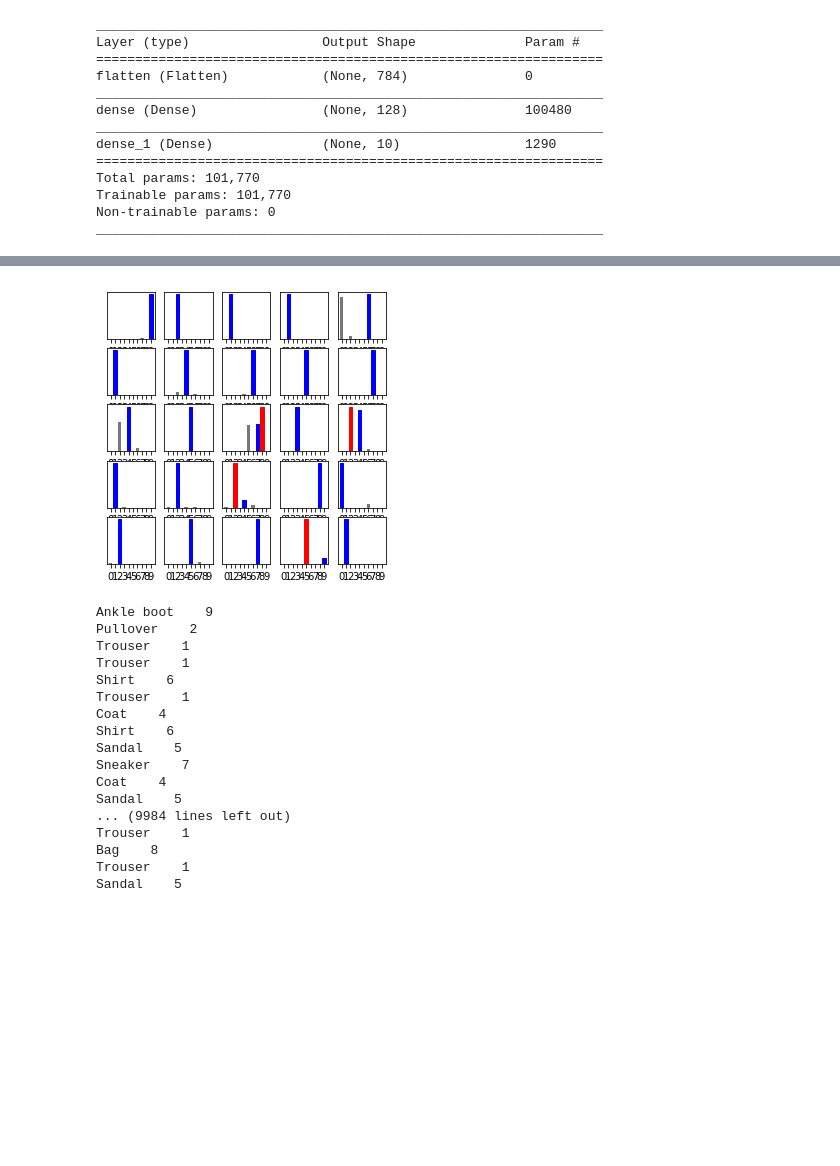
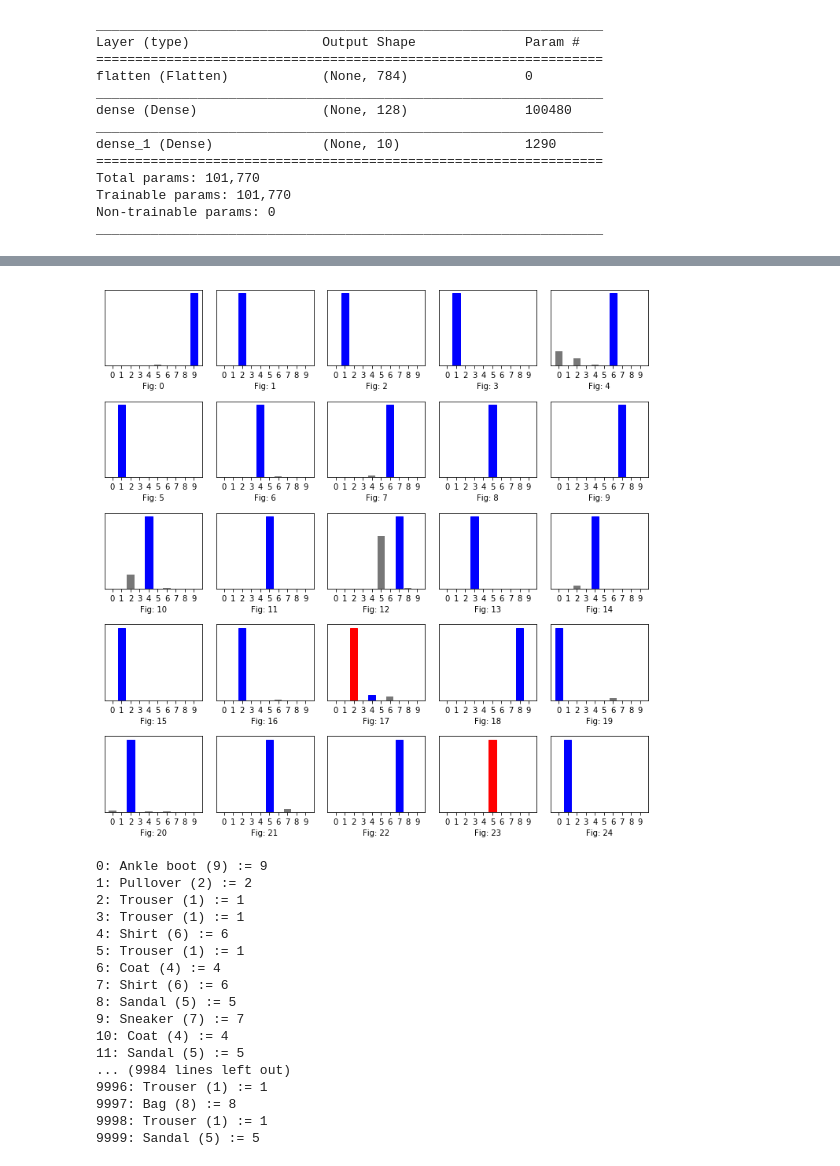
Before and after one commit to devbijoy274/ai_Implementation, a Jupyter notebook: mnist_fashion_data_classification.ipynb, the cells around one changed output, grey strips where cells are left out. Drawn from its saved outputs; the diff is of its cells as text; code cells hidden in the pictures; blank space fills up the shorter version.

```diff
--- a/mnist_fashion_data_classification.ipynb
+++ b/mnist_fashion_data_classification.ipynb
@@ -49,7 +49,6 @@ from tensorflow.keras import Sequential
 from tensorflow.keras.layers import Flatten, Dense, Conv2D
 
 model = Sequential()
-model.add()
 model.add(Flatten(input_shape=(28,28)))
 model.add(Dense(128, activation='relu'))
 model.add(Dense(10, activation='softmax'))
@@ -102,37 +101,39 @@ result = model.predict(test_images)
 result_class = [list(val).index(max(list(val))) for val in result]
 # %%
 def draw_graph_true_vs_predicted():
-  plt.figure(figsize=(5,5))
+  plt.figure(figsize=(10,10))
   for i in range(25):
     plt.subplot(5,5,i+1)
     plt.grid=False
     plt.xticks(list(range(10)))
     plt.yticks([])
+    plt.xlabel("Fig: {}".format(i))
     thisplot = plt.bar(range(10),result[i],color="#777777")
     thisplot[np.argmax(result[i])].set_color('red')
     thisplot[test_labels[i]].set_color('blue')
+    plt.tight_layout()
 
 draw_graph_true_vs_predicted()
 # %% [output]
-[figure, old version]
+[figure, new version]
 # %%
 for i in range(len(result_class)):
-  print(classes[result_class[i]],"  ",test_labels[i])
+  print("{}: {} ({}) := {}".format(i,classes[result_class[i]],result_class[i],test_labels[i]))
 # %% [output]
-Ankle boot    9
-Pullover    2
-Trouser    1
-Trouser    1
-Shirt    6
-Trouser    1
-Coat    4
-Shirt    6
-Sandal    5
-Sneaker    7
-Coat    4
-Sandal    5
+0: Ankle boot (9) := 9
+1: Pullover (2) := 2
+2: Trouser (1) := 1
+3: Trouser (1) := 1
+4: Shirt (6) := 6
+5: Trouser (1) := 1
+6: Coat (4) := 4
+7: Shirt (6) := 6
+8: Sandal (5) := 5
+9: Sneaker (7) := 7
+10: Coat (4) := 4
+11: Sandal (5) := 5
 ... (9984 lines left out)
-Trouser    1
-Bag    8
-Trouser    1
-Sandal    5
+9996: Trouser (1) := 1
+9997: Bag (8) := 8
+9998: Trouser (1) := 1
+9999: Sandal (5) := 5
```
Also changed, not shown: parts of 2 cells of this notebook.
